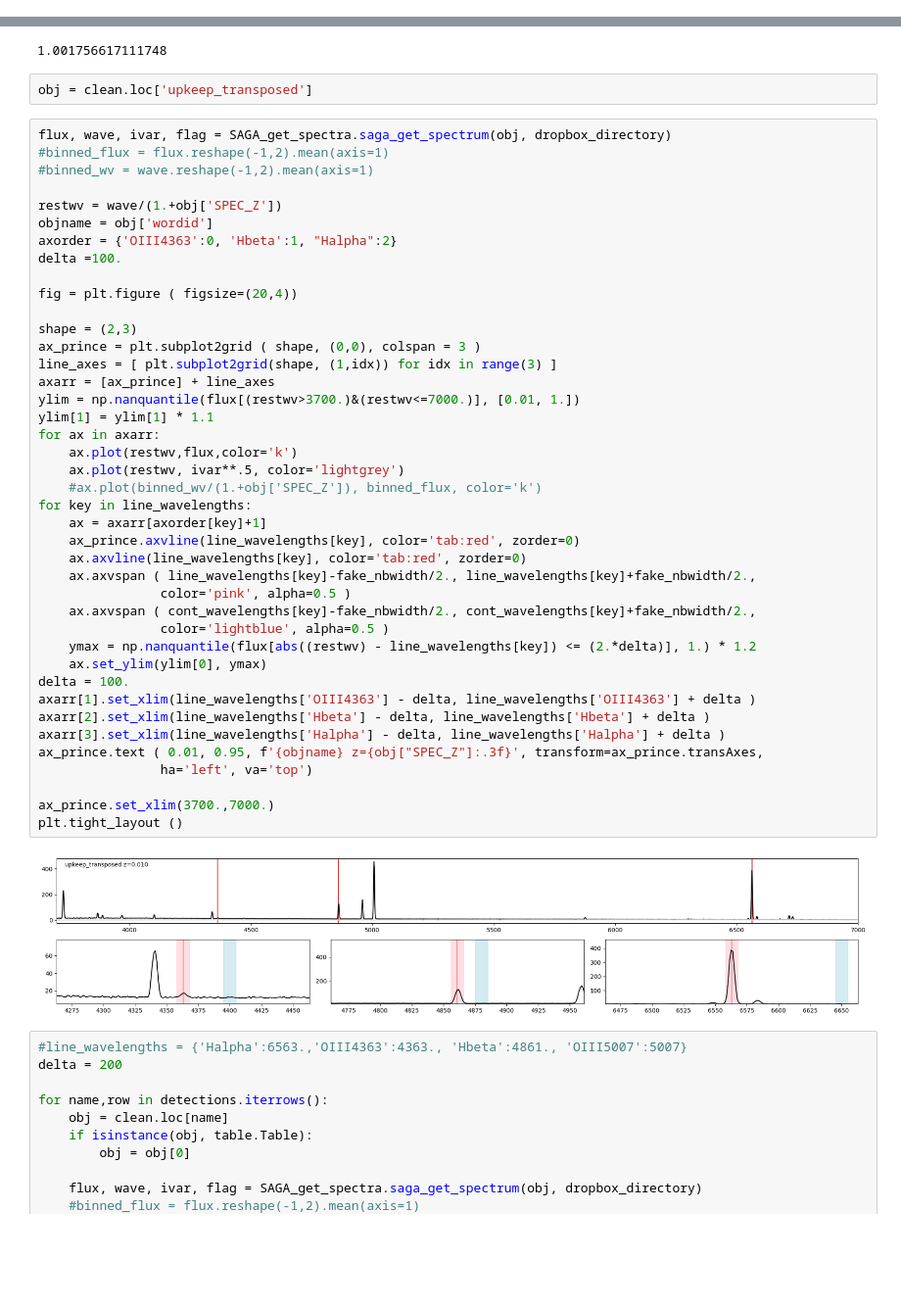
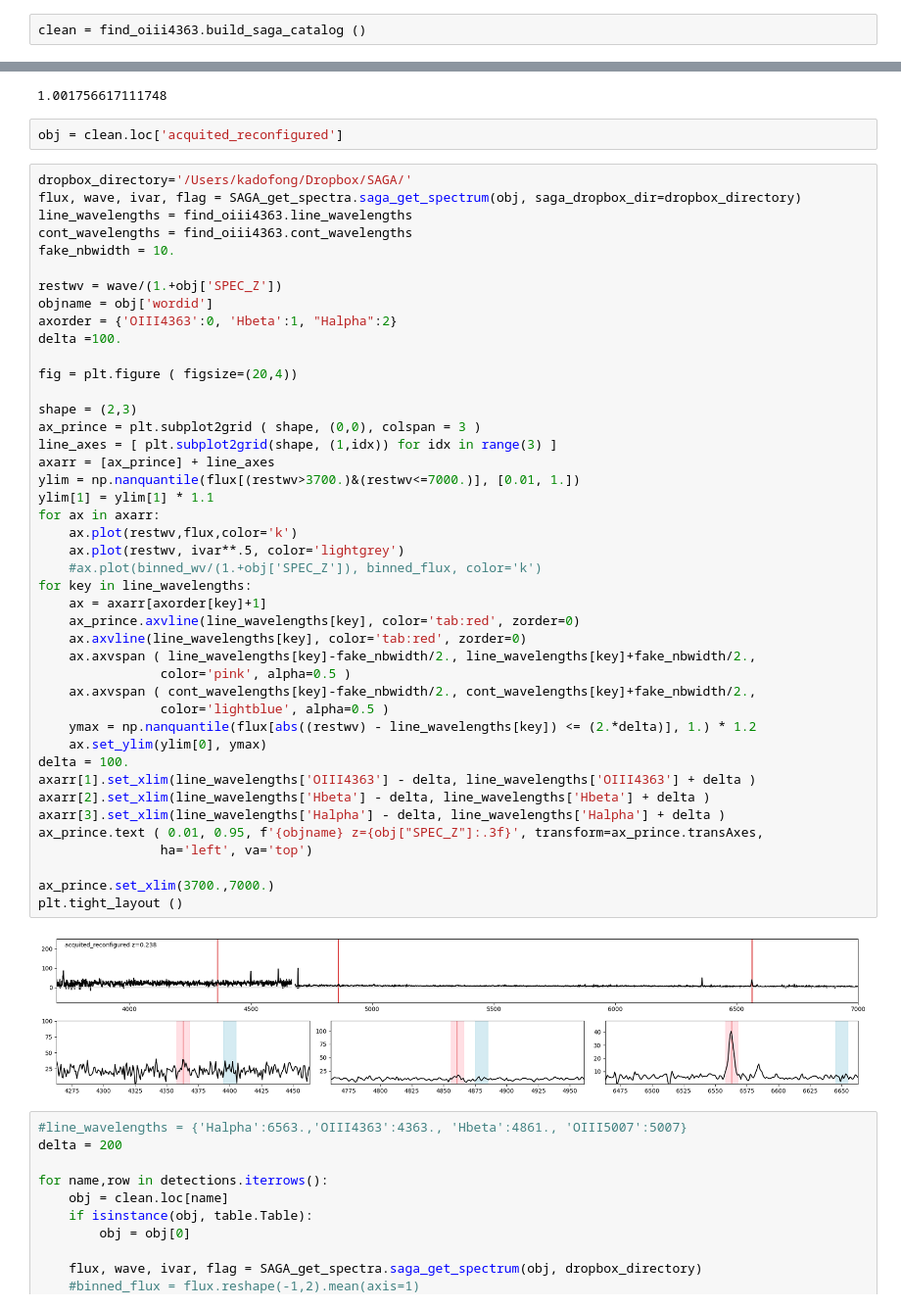
Before and after one commit to ekadofong/SAGAbg, a Jupyter notebook: notebooks/test_get_spectra.ipynb, the cells around one changed output, grey strips where cells are left out. Shown: that part at 98% size. Drawn from its saved outputs; the diff is of its cells as text; blank space fills up the shorter version.

```diff
--- a/notebooks/test_get_spectra.ipynb
+++ b/notebooks/test_get_spectra.ipynb
@@ -62,0 +32,2 @@ clean.add_index('wordid')
+# %%
+clean = find_oiii4363.build_saga_catalog ()
@@ -95,11 +53,13 @@ detections
 # %% [output]
 1.001756617111748
 # %%
-obj = clean.loc['upkeep_transposed']
+obj = clean.loc['acquited_reconfigured']
 # %%
-flux, wave, ivar, flag = SAGA_get_spectra.saga_get_spectrum(obj, dropbox_directory)
-#binned_flux = flux.reshape(-1,2).mean(axis=1)
-#binned_wv = wave.reshape(-1,2).mean(axis=1)
+dropbox_directory='/Users/kadofong/Dropbox/SAGA/'
+flux, wave, ivar, flag = SAGA_get_spectra.saga_get_spectrum(obj, saga_dropbox_dir=dropbox_directory)
+line_wavelengths = find_oiii4363.line_wavelengths
+cont_wavelengths = find_oiii4363.cont_wavelengths
+fake_nbwidth = 10.
 
 restwv = wave/(1.+obj['SPEC_Z'])
 objname = obj['wordid']
@@ -111,34 +71,34 @@ fig = plt.figure ( figsize=(20,4))
 shape = (2,3)
 ax_prince = plt.subplot2grid ( shape, (0,0), colspan = 3 )
 line_axes = [ plt.subplot2grid(shape, (1,idx)) for idx in range(3) ]
 axarr = [ax_prince] + line_axes
 ylim = np.nanquantile(flux[(restwv>3700.)&(restwv<=7000.)], [0.01, 1.])
 ylim[1] = ylim[1] * 1.1
 for ax in axarr:
     ax.plot(restwv,flux,color='k')
     ax.plot(restwv, ivar**.5, color='lightgrey')
     #ax.plot(binned_wv/(1.+obj['SPEC_Z']), binned_flux, color='k')
 for key in line_wavelengths:
     ax = axarr[axorder[key]+1]
     ax_prince.axvline(line_wavelengths[key], color='tab:red', zorder=0)
     ax.axvline(line_wavelengths[key], color='tab:red', zorder=0)
     ax.axvspan ( line_wavelengths[key]-fake_nbwidth/2., line_wavelengths[key]+fake_nbwidth/2.,
                 color='pink', alpha=0.5 )
     ax.axvspan ( cont_wavelengths[key]-fake_nbwidth/2., cont_wavelengths[key]+fake_nbwidth/2.,
                 color='lightblue', alpha=0.5 )
     ymax = np.nanquantile(flux[abs((restwv) - line_wavelengths[key]) <= (2.*delta)], 1.) * 1.2
     ax.set_ylim(ylim[0], ymax)
 delta = 100.
 axarr[1].set_xlim(line_wavelengths['OIII4363'] - delta, line_wavelengths['OIII4363'] + delta )
 axarr[2].set_xlim(line_wavelengths['Hbeta'] - delta, line_wavelengths['Hbeta'] + delta )
 axarr[3].set_xlim(line_wavelengths['Halpha'] - delta, line_wavelengths['Halpha'] + delta )
 ax_prince.text ( 0.01, 0.95, f'{objname} z={obj["SPEC_Z"]:.3f}', transform=ax_prince.transAxes,
                 ha='left', va='top')
 
 ax_prince.set_xlim(3700.,7000.)
 plt.tight_layout ()
 # %% [output]
-[figure, old version]
+[figure, new version]
 # %%
 #line_wavelengths = {'Halpha':6563.,'OIII4363':4363., 'Hbeta':4861., 'OIII5007':5007}
 delta = 200
```
Also changed, not shown: parts of 5 cells of this notebook, 4 other files.
